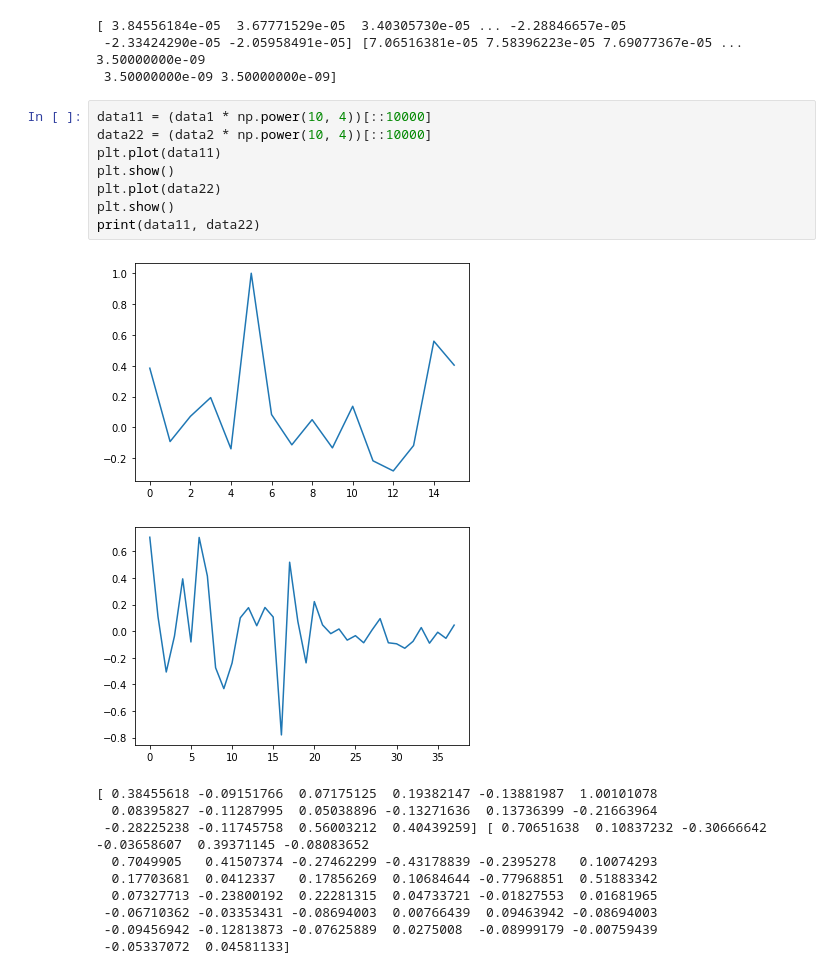
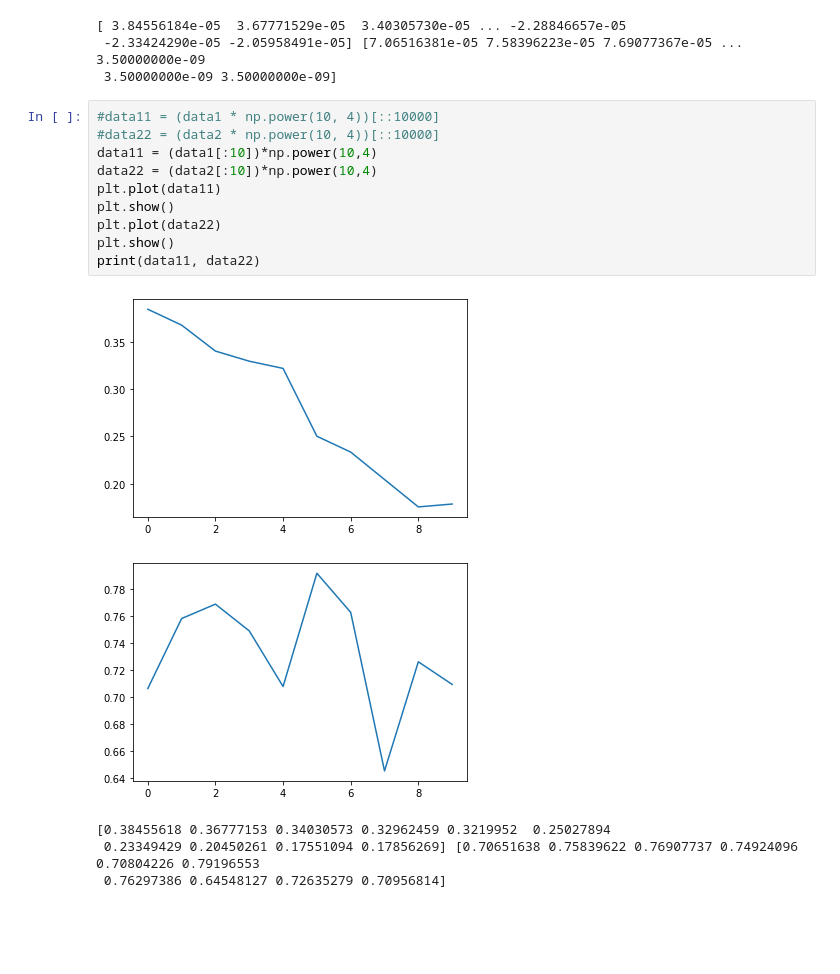
Before and after one commit to ishanchadha01/eeg-ml, a Jupyter notebook: project/arhmm/arhmm.ipynb, the cells around one changed output. Cells and saved outputs as stored; diff of their text form; blank space fills up the shorter version.

```diff
--- a/project/arhmm/arhmm.ipynb
+++ b/project/arhmm/arhmm.ipynb
@@ -29,25 +29,21 @@ print(data1, data2)
  -2.33424290e-05 -2.05958491e-05] [7.06516381e-05 7.58396223e-05 7.69077367e-05 ... 3.50000000e-09
  3.50000000e-09 3.50000000e-09]
 # %%
-data11 = (data1 * np.power(10, 4))[::10000]
-data22 = (data2 * np.power(10, 4))[::10000]
+#data11 = (data1 * np.power(10, 4))[::10000]
+#data22 = (data2 * np.power(10, 4))[::10000]
+data11 = (data1[:10])*np.power(10,4)
+data22 = (data2[:10])*np.power(10,4)
 plt.plot(data11)
 plt.show()
 plt.plot(data22)
 plt.show()
 print(data11, data22)
 # %% [output]
-[figure, old version]
+[figure, new version]
-[figure, old version]
+[figure, new version]
-[ 0.38455618 -0.09151766  0.07175125  0.19382147 -0.13881987  1.00101078
-  0.08395827 -0.11287995  0.05038896 -0.13271636  0.13736399 -0.21663964
- -0.28225238 -0.11745758  0.56003212  0.40439259] [ 0.70651638  0.10837232 -0.30666642 -0.03658607  0.39371145 -0.08083652
-  0.7049905   0.41507374 -0.27462299 -0.43178839 -0.2395278   0.10074293
-  0.17703681  0.0412337   0.17856269  0.10684644 -0.77968851  0.51883342
-  0.07327713 -0.23800192  0.22281315  0.04733721 -0.01827553  0.01681965
- -0.06710362 -0.03353431 -0.08694003  0.00766439  0.09463942 -0.08694003
- -0.09456942 -0.12813873 -0.07625889  0.0275008  -0.08999179 -0.00759439
- -0.05337072  0.04581133]
+[0.38455618 0.36777153 0.34030573 0.32962459 0.3219952  0.25027894
+ 0.23349429 0.20450261 0.17551094 0.17856269] [0.70651638 0.75839622 0.76907737 0.74924096 0.70804226 0.79196553
+ 0.76297386 0.64548127 0.72635279 0.70956814]
 # %%
 tfd = tfp.distributions
 
```
Also changed, not shown: parts of 5 cells of this notebook, 6 other files.
